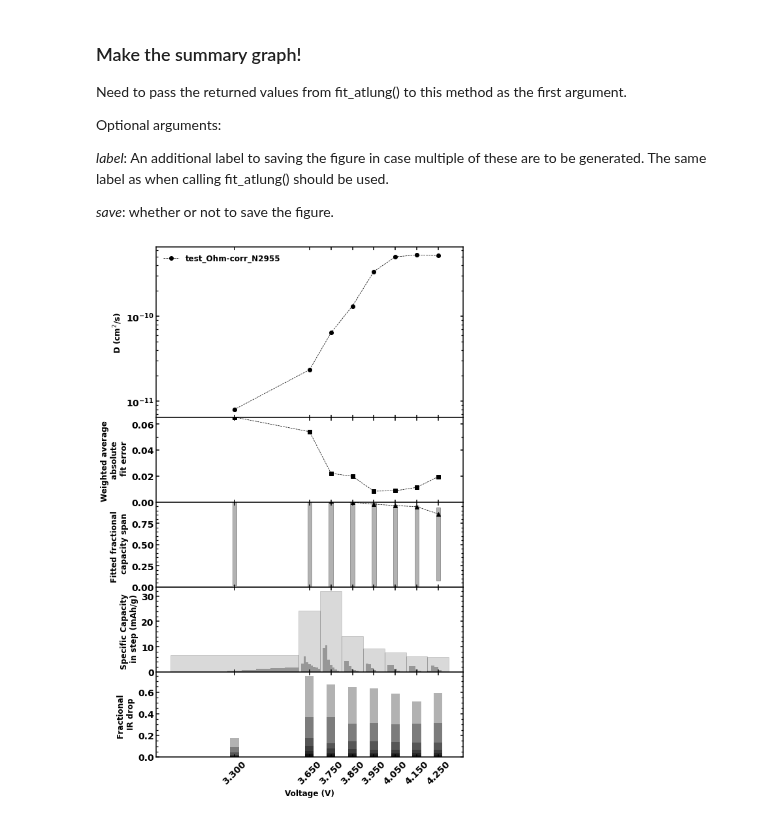
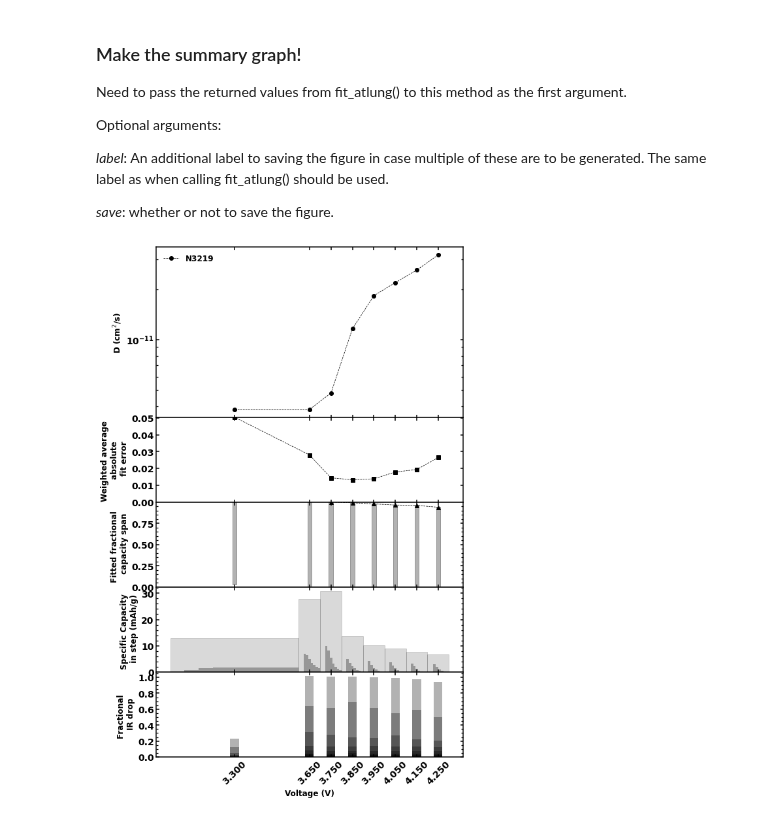
Before and after one commit to mmemcormier/amid, a Jupyter notebook: amid-analysis.ipynb, the cells around one changed output. Saved outputs shown, nothing was run; the diff lists cells and outputs as text; code cells hidden in the pictures.

```diff
--- a/amid-analysis.ipynb
+++ b/amid-analysis.ipynb
@@ -25,10 +25,11 @@ import matplotlib.pyplot as plt
 
 *cell_label*: an identifier for your analysis. If a directory \[dstpath\]\\\[cell_label\] does not exist, one is created. *cell_label* is also used when saving figures and in legends. This allows users to perform different analyses on the same AMID UHPC file without having to make new directories or copy the file anywhere.
 # %%
-dstpath = '/home/mcormier/projects/diffusion/analysis/2021-12-02_ME6/'
+dstpath = '/home/mcormier/projects/diffusion/analysis/2021-12-17_internal-SC622/'
+#srcpath = '/home/mcormier/media/cell_data/_NovonixHPC_Data/'
 srcpath = '/home/mcormier/media/cell_data/_NovonixHPC_Data/'
-uhpc_file = '211123_CN_N2955_43to3V_AMID_MC_System5_33.csv'
-cell_label = 'test_Ohm-corr_N2955'
+uhpc_file = '211209_CN_N3219_43to3V_25_0029_5150_AMID (DG)_System5_14.csv'
+cell_label = 'N3219'
 # %% [markdown]
 ### The AMID object
 
@@ -90,6 +90,6 @@ Optional arguments:
 
 Returns: data to needed to make summary graph.
 # %%
-fit_data = amid_data.fit_atlung(4.2e-4, corr=True, ftol=1e-15, save=True, D_bounds=[1e-13, 1e-9])
+fit_data = amid_data.fit_atlung(2.5e-4, corr=True, nalpha=300, ftol=1e-15, save=True, D_bounds=[1e-14, 1e-9], label='r-2.5um')
 # %% [output]
   warnings.warn(msg, RuntimeWarning)
@@ -116,9 +117,9 @@ Optional arguments:
 
 *save*: whether or not to save the figure.
 # %%
-amid_data.make_summary_graph(fit_data, label='r-4.2um')
+amid_data.make_summary_graph(fit_data, label='r-2.5um')
 # %% [output]
-[figure, old version]
+[figure, new version]
 # %%
 # Backout R from R_eff
 V = fit_data[0]
```
Also changed, not shown: parts of 6 cells of this notebook, 1 other file.
